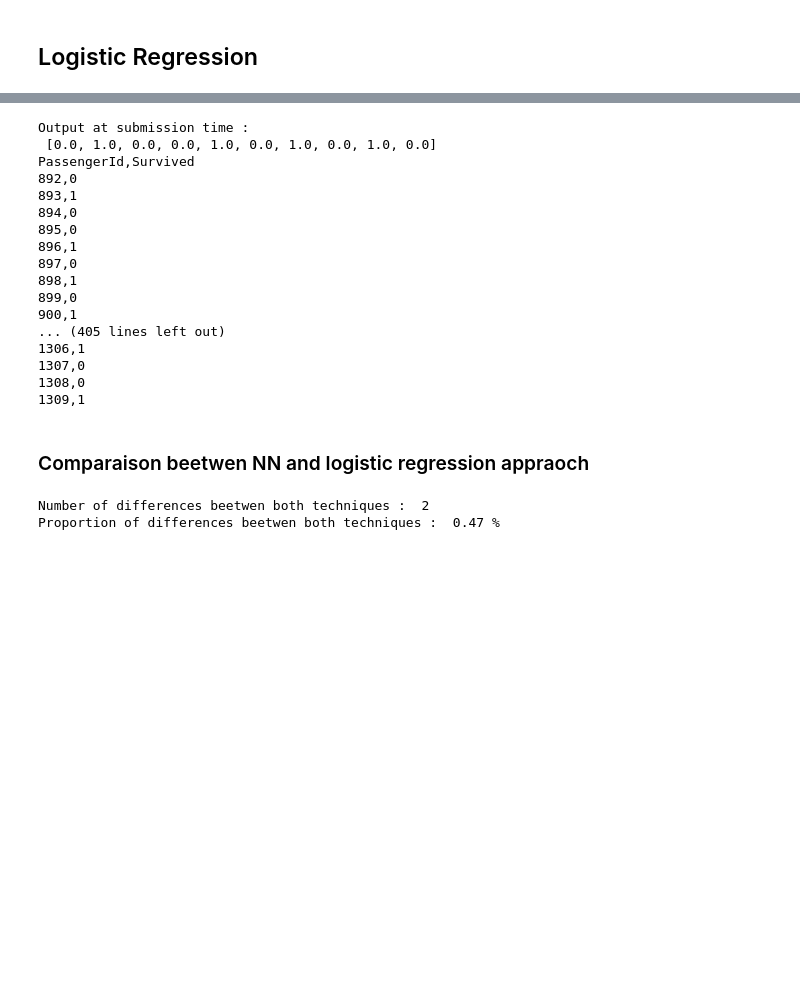
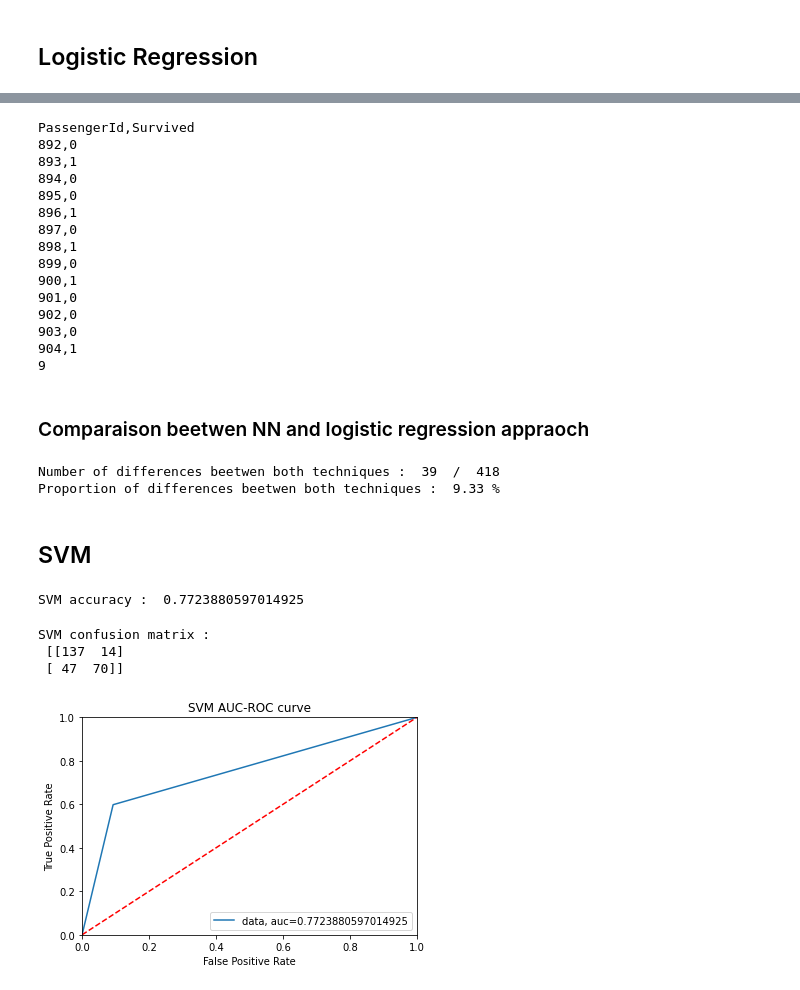
Before and after one commit to Julien-Verdun/Kaggle, a Jupyter notebook: Titanic/titanic/titanic.ipynb, the cells around one changed output, grey strips where cells are left out. Drawn from its saved outputs; the diff is of its cells as text; code cells hidden in the pictures; blank space fills up the shorter version.

```diff
--- a/Titanic/titanic/titanic.ipynb
+++ b/Titanic/titanic/titanic.ipynb
@@ -511,15 +464,11 @@ submission_content_logistic = "PassengerId,Survived\n"
 
 pred_logistic_submission = [round(elt) for elt in predict_logistic(input_submission_data)]
 
-print("Output at submission time : \n", pred_logistic_submission[:10])
+for i in range(len(submission_df)):
+    submission_content_logistic = submission_content_logistic + (str(submission_df["PassengerId"][i]) + "," + str(int(pred_logistic_submission[i])) + "\n")
 
-for i in range(len(submission_data)):
-    submission_content_logistic = submission_content_logistic + (str(submission_data["PassengerId"][i]) + "," + str(int(pred_logistic_submission[i])) + "\n")
-
-print(submission_content_logistic)
+print(submission_content_logistic[:100])
 # %% [output]
-Output at submission time :
- [0.0, 1.0, 0.0, 0.0, 1.0, 0.0, 1.0, 0.0, 1.0, 0.0]
 PassengerId,Survived
 892,0
 893,1
@@ -530,11 +479,11 @@ PassengerId,Survived
 898,1
 899,0
 900,1
-... (405 lines left out)
-1306,1
-1307,0
-1308,0
-1309,1
+901,0
+902,0
+903,0
+904,1
+9
 # %% [markdown]
 ### Comparaison beetwen NN and logistic regression appraoch
 # %%
@@ -542,8 +491,44 @@ number_of_differences = 0
 for i in range(len(pred_logistic_submission)):
     if pred_logistic_submission[i] != pred_submission[i]:
         number_of_differences += 1
-print("Number of differences beetwen both techniques : ",number_of_differences)
+print("Number of differences beetwen both techniques : ",number_of_differences, " / ", len(pred_logistic_submission))
 print("Proportion of differences beetwen both techniques : ",np.floor(10000*number_of_differences/len(pred_logistic_submission))/100, "%")
 # %% [output]
-Number of differences beetwen both techniques :  2
-Proportion of differences beetwen both techniques :  0.47 %
+Number of differences beetwen both techniques :  39  /  418
+Proportion of differences beetwen both techniques :  9.33 %
+# %% [markdown]
+## SVM
+# %%
+from sklearn import svm
+
+clf = svm.SVC(degree=10)
+clf.fit(input_training_data, output_training_data)
+
+svm_acc = clf.score(input_test_data,output_test_data)
+
+print("SVM accuracy : ",svm_acc)
+# %% [output]
+SVM accuracy :  0.7723880597014925
+# %%
+svm_pred = clf.predict(input_test_data)
+
+svm_confusion_matrix = confusion_matrix(output_test_data,svm_pred)
+print("SVM confusion matrix : \n",svm_confusion_matrix)
+# %% [output]
+SVM confusion matrix :
+ [[137  14]
+ [ 47  70]]
+# %%
+fpr, tpr, threshold = metrics.roc_curve(output_test_data, svm_pred)
+
+plt.plot(fpr,tpr,label="data, auc="+str(svm_acc))
+plt.title('SVM AUC-ROC curve')
+plt.legend(loc = 'lower right')
+plt.plot([0, 1], [0, 1],'r--')
+plt.xlim([0, 1])
+plt.ylim([0, 1])
+plt.ylabel('True Positive Rate')
+plt.xlabel('False Positive Rate')
+plt.show()
+# %% [output]
+[figure, added]
```
Also changed, not shown: parts of 73 cells of this notebook, 4 other files.
